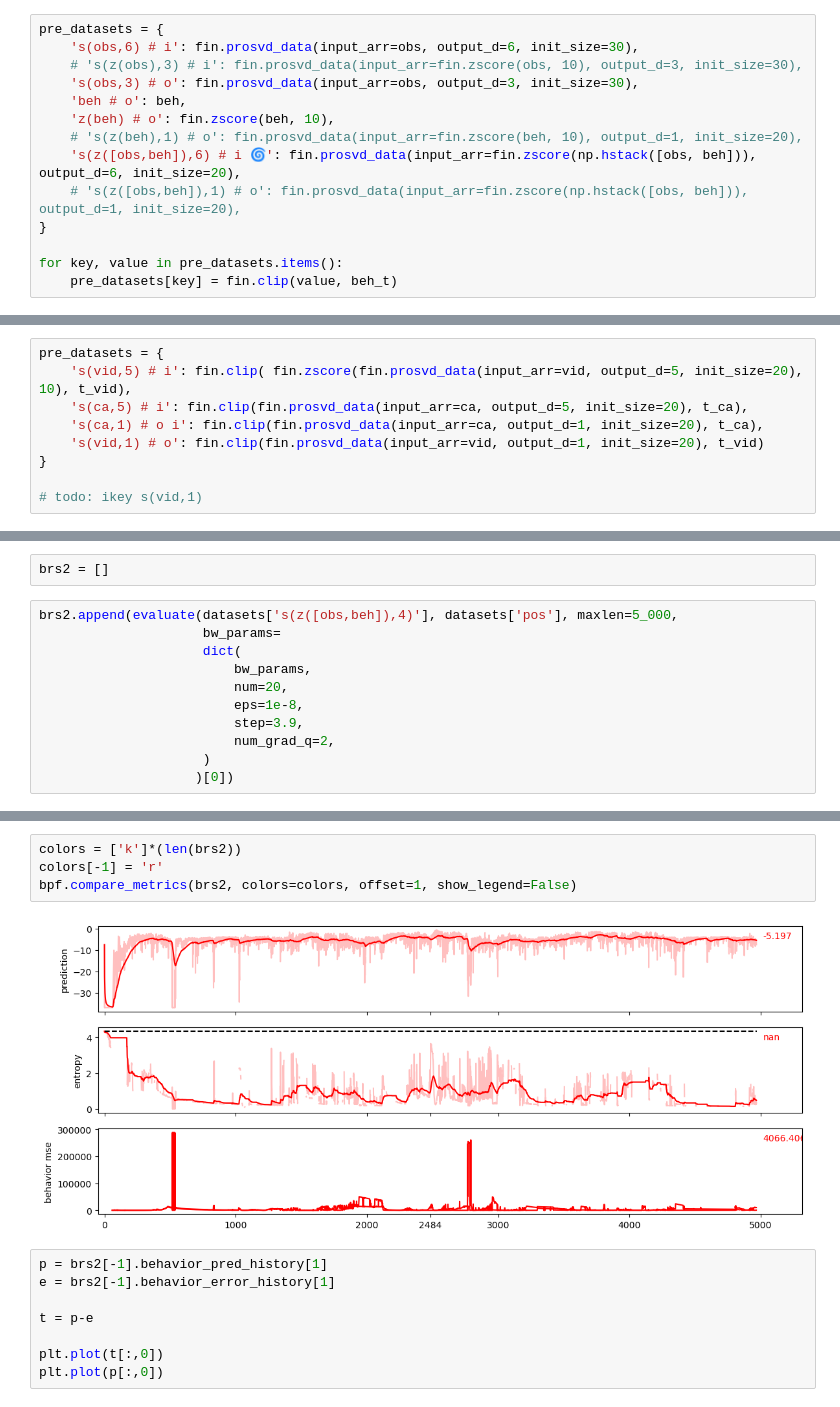
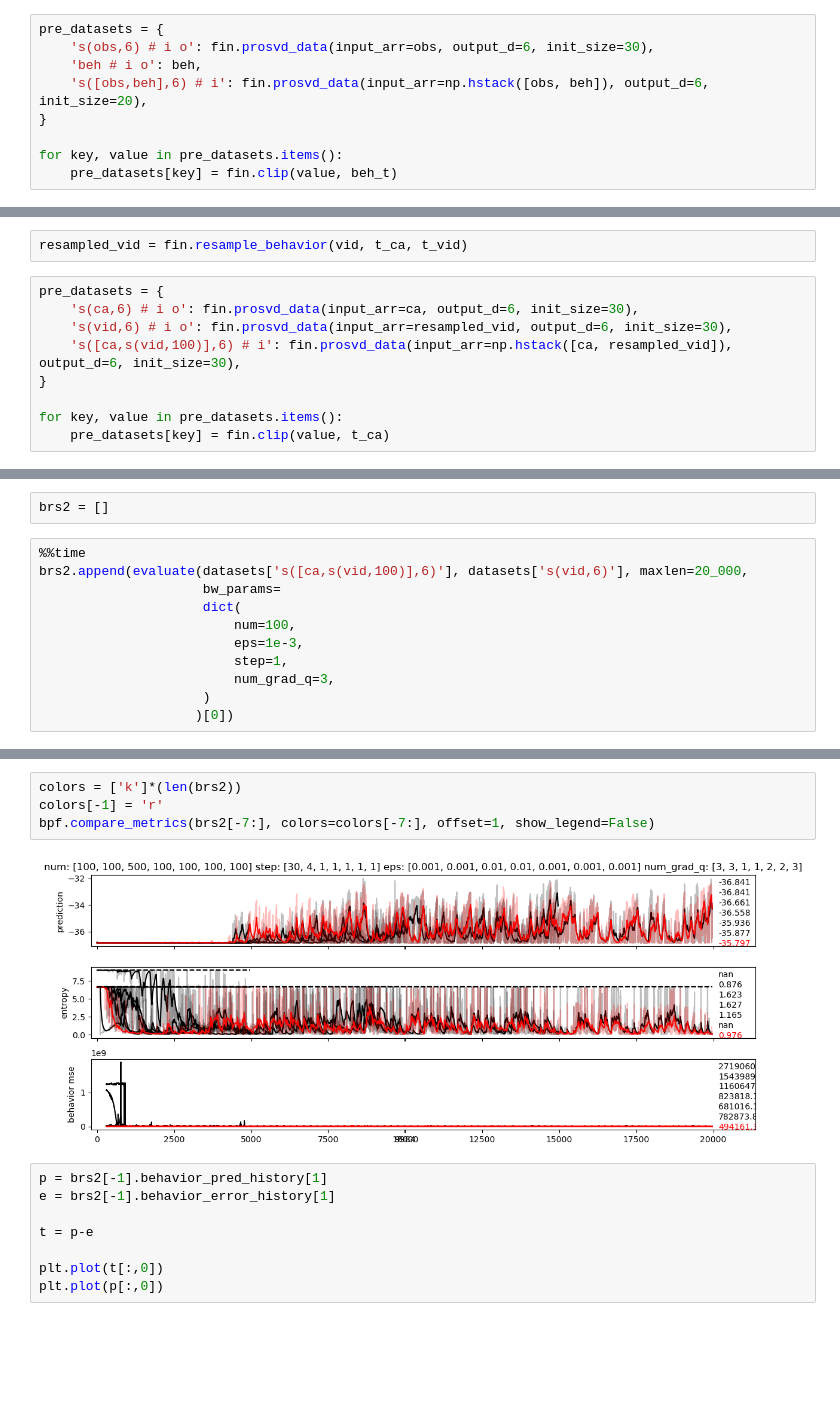
Before and after one commit to draeloslab/Bubblewrap, a Jupyter notebook: scripts/regressions.ipynb, the cells around one changed output, grey strips where cells are left out. Drawn from its saved outputs; the diff is of its cells as text; blank space fills up the shorter version.

```diff
--- a/scripts/regressions.ipynb
+++ b/scripts/regressions.ipynb
@@ -68,14 +54,9 @@ resampled_behavior = fin.resample_behavior(raw_behavior, bin_centers, beh_t)
 beh = resampled_behavior
 # %%
 pre_datasets = {
-    's(obs,6) # i': fin.prosvd_data(input_arr=obs, output_d=6, init_size=30),
-    # 's(z(obs),3) # i': fin.prosvd_data(input_arr=fin.zscore(obs, 10), output_d=3, init_size=30),
-    's(obs,3) # o': fin.prosvd_data(input_arr=obs, output_d=3, init_size=30),
-    'beh # o': beh,
-    'z(beh) # o': fin.zscore(beh, 10),
-    # 's(z(beh),1) # o': fin.prosvd_data(input_arr=fin.zscore(beh, 10), output_d=1, init_size=20),
-    's(z([obs,beh]),6) # i 🌀': fin.prosvd_data(input_arr=fin.zscore(np.hstack([obs, beh])), output_d=6, init_size=20),
-    # 's(z([obs,beh]),1) # o': fin.prosvd_data(input_arr=fin.zscore(np.hstack([obs, beh])), output_d=1, init_size=20),
+    's(obs,6) # i o': fin.prosvd_data(input_arr=obs, output_d=6, init_size=30),
+    'beh # i o': beh,
+    's([obs,beh],6) # i': fin.prosvd_data(input_arr=np.hstack([obs, beh]), output_d=6, init_size=20),
 }
 
 for key, value in pre_datasets.items():
@@ -117,13 +97,15 @@ retreiving cache from: /home/jgould/Documents/Bubblewrap/generated/datasets/cach
 ca, vid, t_ca, t_vid = fin.generate_musal_dataset(cam=1, video_target_dim=6, resize_factor=1, prosvd_init_size=100)
 # %% [output]
 retreiving cache from: /home/jgould/Documents/Bubblewrap/generated/datasets/cache/generate_musal_dataset_254516486564245.pickle
+# %%
+resampled_vid = fin.resample_behavior(vid, t_ca, t_vid)
 # %%
 pre_datasets = {
-    's(vid,5) # i': fin.clip( fin.zscore(fin.prosvd_data(input_arr=vid, output_d=5, init_size=20), 10), t_vid),
-    's(ca,5) # i': fin.clip(fin.prosvd_data(input_arr=ca, output_d=5, init_size=20), t_ca),
-    's(ca,1) # o i': fin.clip(fin.prosvd_data(input_arr=ca, output_d=1, init_size=20), t_ca),
-    's(vid,1) # o': fin.clip(fin.prosvd_data(input_arr=vid, output_d=1, init_size=20), t_vid)
+    's(ca,6) # i o': fin.prosvd_data(input_arr=ca, output_d=6, init_size=30),
+    's(vid,6) # i o': fin.prosvd_data(input_arr=resampled_vid, output_d=6, init_size=30),
+    's([ca,s(vid,100)],6) # i': fin.prosvd_data(input_arr=np.hstack([ca, resampled_vid]), output_d=6, init_size=30),
 }
 
-# todo: ikey s(vid,1)
+for key, value in pre_datasets.items():
+    pre_datasets[key] = fin.clip(value, t_ca)
 # %% [output]
@@ -310,14 +306,14 @@ dict_keys(['s(z([obs,beh]),2)', 's(z([obs,beh]),4)', 's(z([obs,beh]),6)', 's(z([
 # %%
 brs2 = []
 # %%
-brs2.append(evaluate(datasets['s(z([obs,beh]),4)'], datasets['pos'], maxlen=5_000,
+%%time
+brs2.append(evaluate(datasets['s([ca,s(vid,100)],6)'], datasets['s(vid,6)'], maxlen=20_000,
                      bw_params=
                      dict(
-                         bw_params,
-                         num=20,
-                         eps=1e-8,
-                         step=3.9,
-                         num_grad_q=2,
+                         num=100,
+                         eps=1e-3,
+                         step=1,
+                         num_grad_q=3,
                      )
                     )[0])
 # %% [output]
@@ -325,9 +324,9 @@ retreiving cache from: /home/jgould/Documents/Bubblewrap/generated/datasets/cach
 # %%
 colors = ['k']*(len(brs2))
 colors[-1] = 'r'
-bpf.compare_metrics(brs2, colors=colors, offset=1, show_legend=False)
+bpf.compare_metrics(brs2[-7:], colors=colors[-7:], offset=1, show_legend=False)
 # %% [output]
-[figure, old version]
+[figure, new version]
 # %%
 p = brs2[-1].behavior_pred_history[1]
 e = brs2[-1].behavior_error_history[1]
```
Also changed, not shown: parts of 25 cells of this notebook, 2 other files.
